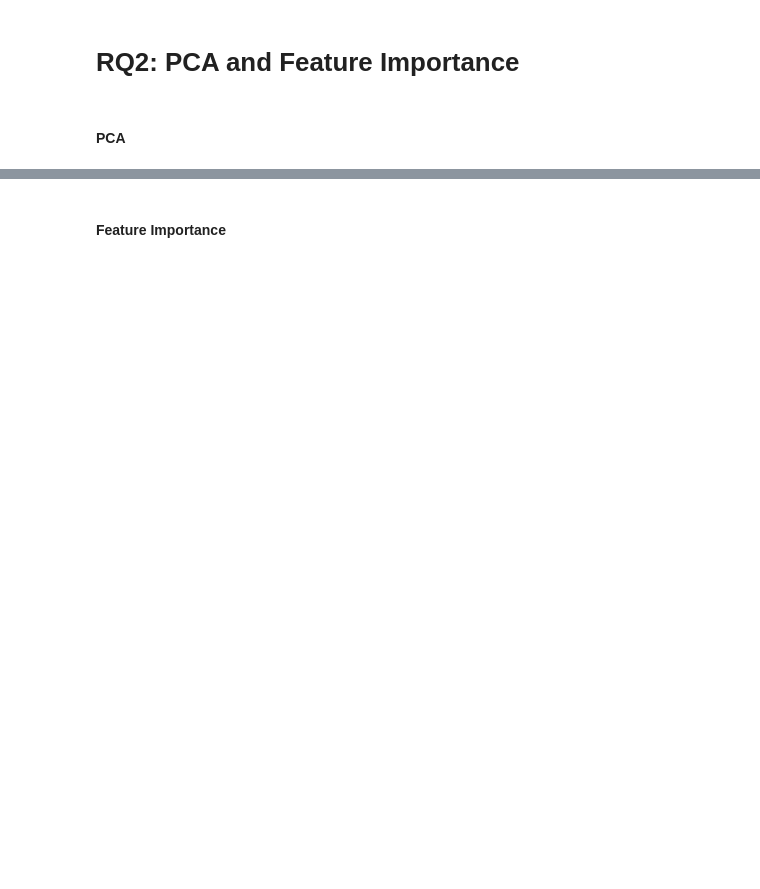
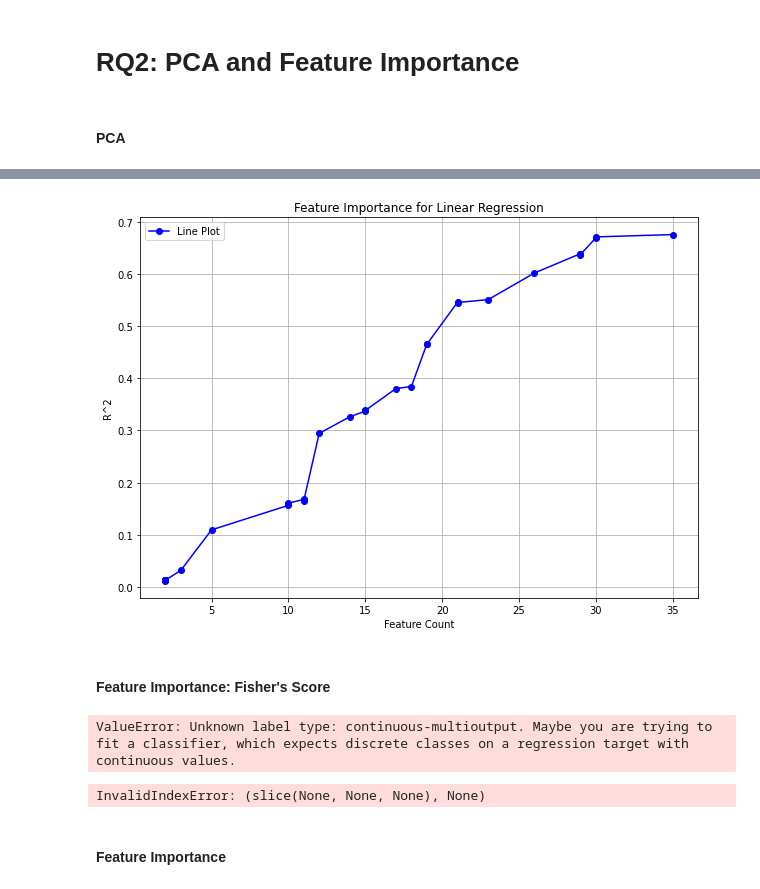
Before and after one commit to CSfromCS/VHS-Thesis, a Jupyter notebook: Finalized Models/LinearReg.ipynb, the cells around one changed output, grey strips where cells are left out. Saved outputs shown, nothing was run; the diff lists cells and outputs as text; code cells hidden in the pictures; blank space fills up the shorter version.

```diff
--- a/Finalized Models/LinearReg.ipynb
+++ b/Finalized Models/LinearReg.ipynb
@@ -177,0 +127,9 @@ X.sort_values(by=['Day', 'Time'], axis=0, inplace=True)
+# %%
+from sklearn.preprocessing import MinMaxScaler
+scaler = MinMaxScaler()
+
+X_train_scaled = scaler.fit_transform(X_train.to_numpy())
+X_train = pd.DataFrame(X_train_scaled, columns=X.columns)
+
+X_test_scaled = scaler.transform(X_test.to_numpy())
+X_test = pd.DataFrame(X_test_scaled, columns=X.columns)
@@ -216,6 +163,6 @@ X_train
 # %%
-model_lr = LinearRegression()
-model_lr.fit(X_train, Y_train)
+#model_lr = LinearRegression()
+#model_lr.fit(X_train, Y_train)
 
 model_s_lr = LinearRegression()
 model_s_lr.fit(Xs_train, Y_train)
@@ -301,5 +206,7 @@ df_s_output = df_s_output.dropna()
 Y_test = Y_test.drop(columns=['IsEJeep1', 'IsEJeep2', 'IsEJeep3'])
 df_output = df_output.drop(columns=['IsEJeep1', 'IsEJeep2', 'IsEJeep3'])
 df_s_output = df_s_output.drop(columns=['IsEJeep1', 'IsEJeep2', 'IsEJeep3'])
+# %%
+y_pred = model_s_lr.predict(Xs_test)
 # %%
 # Calculating MSE for all columns
@@ -402,0 +287,16 @@ ImportError: cannot import name '_fit_context' from 'sklearn.base' (/Library/Fra
+# %%
+import pandas as pd
+from sklearn.preprocessing import MinMaxScaler
+from sklearn.decomposition import PCA
+from sklearn.model_selection import train_test_split
+from sklearn.linear_model import LinearRegression
+
+X_copy = X.drop(columns=['Next Time to Fine Arts Annex', 'Next Time to Loyola House of Studies', 'Next Time to Grade School', 'Next Time to Gate 2.5', 'Next Time to Leong Hall', 'Next Time to Xavier Hall'])
+Y_copy = X[['Next Time to Fine Arts Annex', 'Next Time to Loyola House of Studies', 'Next Time to Grade School', 'Next Time to Gate 2.5', 'Next Time to Leong Hall', 'Next Time to Xavier Hall']]
+
+train_scaler = scaler.fit_transform(X_copy.to_numpy())
+Xs = scaler.transform(X_copy.to_numpy())
+
+# Compute PCA
+pca = PCA(n_components=0.95)  # Select components explaining 95% variance
+X_pca = pca.fit_transform(Xs)
@@ -402,0 +345,18 @@ ImportError: cannot import name '_fit_context' from 'sklearn.base' (/Library/Fra
+# %%
+# Graphing each metric for r^2
+
+x_values = [val['Feature Count'] for val in r2_dict]
+data = [val['R^2'] for val in r2_dict]
+
+plt.figure(figsize=(10, 7))
+plt.plot(x_values, data, marker='o', linestyle='-', color='b', label='Line Plot')
+plt.xlabel('Feature Count')
+plt.ylabel('R^2')
+plt.title('Feature Importance for Linear Regression')
+plt.legend()  # Optional: Show legend
+plt.grid(True)  # Optional: Show grid
+plt.show()
+# %% [output]
+[figure, added]
+# %% [markdown]
+#### Feature Importance: Fisher's Score
@@ -403,3 +365,18 @@ ImportError: cannot import name '_fit_context' from 'sklearn.base' (/Library/Fra
+# %%
+from sklearn.feature_selection import mutual_info_classif
+
+importance = mutual_info_classif(Xs_train, Y_train)
+importance
+# %% [output]
+ValueError: Unknown label type: continuous-multioutput. Maybe you are trying to fit a classifier, which expects discrete classes on a regression target with continuous values.
+# %%
+from skfeature.function.similarity_based import fisher_score
+
+ranks = fisher_score.fisher_score(X_train.iloc[:, :], Y_train.iloc[:, :])
+
+ranks
+# %% [output]
+InvalidIndexError: (slice(None, None, None), None)
 # %% [markdown]
 #### Feature Importance
 # %%
```
Also changed, not shown: parts of 28 cells of this notebook.
